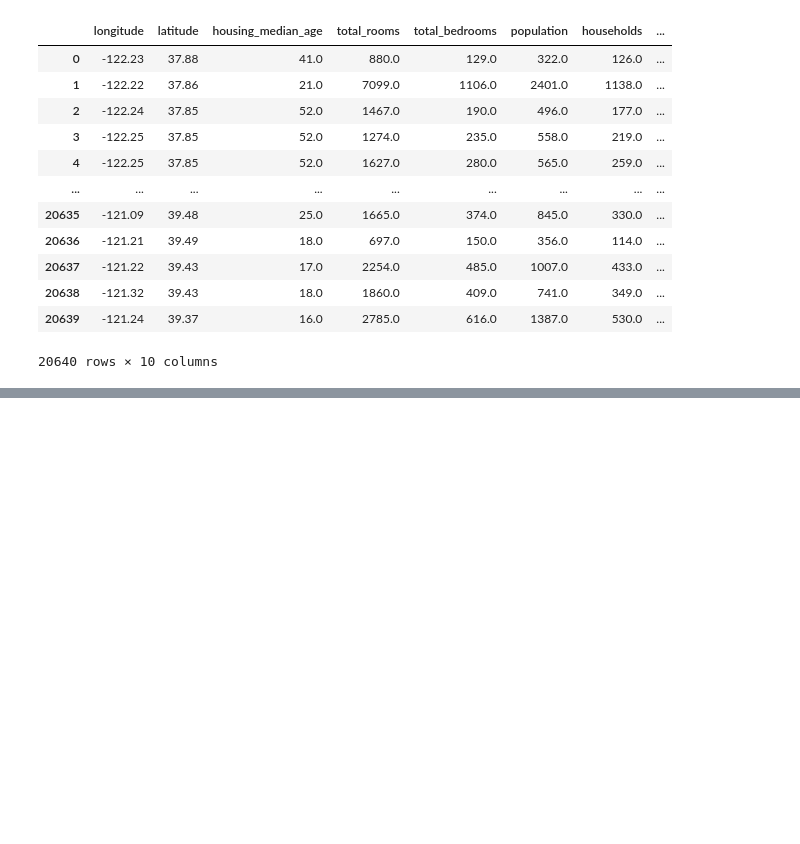
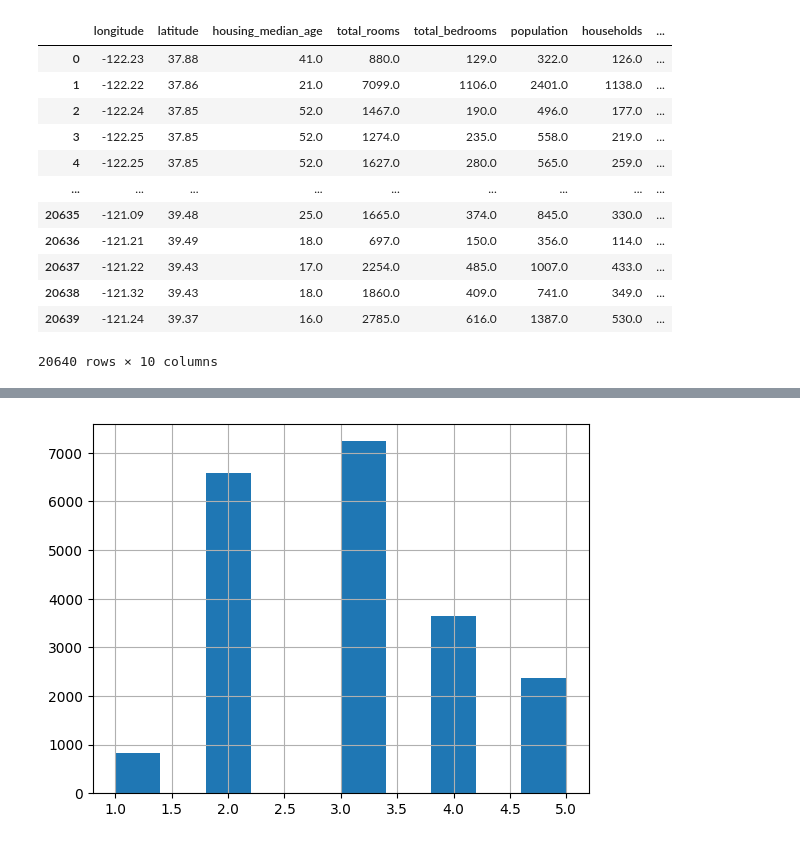
Before and after one commit to GabrielmAlves/ML-California-Housing, a Jupyter notebook: ML_California_Housing.ipynb, the cells around one changed output, grey strips where cells are left out. Saved outputs shown, nothing was run; the diff lists cells and outputs as text; code cells hidden in the pictures; blank space fills up the shorter version.

Commit message:
housing tsv addition and data exploration

```diff
--- a/ML_California_Housing.ipynb
+++ b/ML_California_Housing.ipynb
@@ -4,7 +4,7 @@ import pandas as pd
 import seaborn as sns
 import matplotlib.pyplot as plt
 
-housing = pd.read_csv('/content/housing.csv')
+housing = pd.read_csv('housing.csv')
 # %%
 housing
 # %% [output]
@@ -71,22 +71,27 @@ def fetch_housing_data(housing_url = HOUSING_URL, housing_path = HOUSING_PATH):
 # %%
 from sklearn.model_selection import train_test_split
 
 train_set, test_set = train_test_split(housing, test_size = 0.2, random_state = 42)
 
 housing["income_category"] = pd.cut(housing["median_income"], bins=[0., 1.5, 3.0, 4.5, 6., np.inf], labels=[1,2,3,4,5]) ## Criação de de categorias de renda
 
 housing["income_category"].hist()
 
 
 ## Amostragem estratificada
 
 from sklearn.model_selection import StratifiedShuffleSplit
 
 split = StratifiedShuffleSplit(n_splits=1, test_size=0.2, random_state=42)
 for train_index, test_index in split.split(housing, housing["income_category"]): ## Divisão de conjuntos de treino e teste de forma estratificada
     strat_train_set = housing.loc[train_index]
     strat_test_set = housing.loc[test_index]
 
 
+strat_test_set["income_category"].value_counts() / len(strat_test_set)
+
+
 for set_ in (strat_train_set, strat_test_set):
   set_.drop("income_category", axis=1, inplace=True) ## Remoção de income_category para que os dados retornem ao estado original
+# %% [output]
+[figure, added]
```
Also changed, not shown: parts of 6 cells of this notebook, 1 other file.
